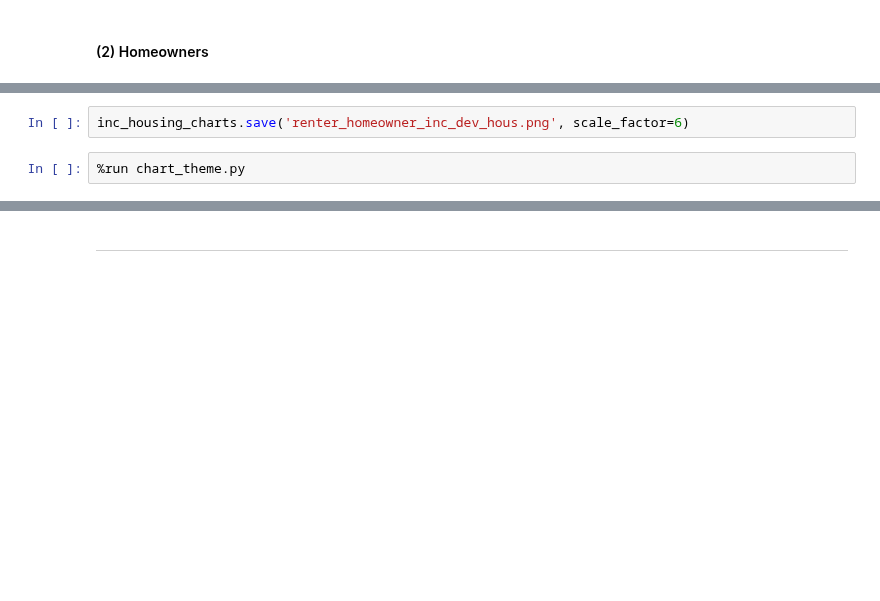
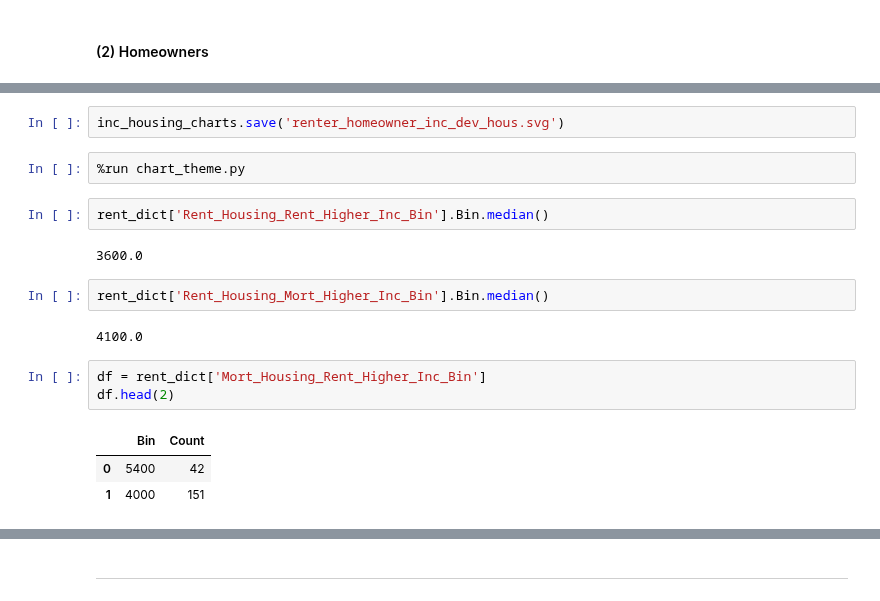
Before and after one commit to hassenmorad/Home-to-Income-Ratio, a Jupyter notebook: Notebooks/Counties_Hous_Higher_Dist_Charts.ipynb, the cells around one changed output, grey strips where cells are left out. Drawn from its saved outputs; the diff is of its cells as text; blank space fills up the shorter version.

```diff
--- a/Notebooks/Counties_Hous_Higher_Dist_Charts.ipynb
+++ b/Notebooks/Counties_Hous_Higher_Dist_Charts.ipynb
@@ -377,6 +249,21 @@ inc_housing_charts
 # %% [output]
 [interactive output not drawn]
 # %%
-inc_housing_charts.save('renter_homeowner_inc_dev_hous.png', scale_factor=6)
+inc_housing_charts.save('renter_homeowner_inc_dev_hous.svg')
 # %%
 %run chart_theme.py
+# %%
+rent_dict['Rent_Housing_Rent_Higher_Inc_Bin'].Bin.median()
+# %% [output]
+3600.0
+# %%
+rent_dict['Rent_Housing_Mort_Higher_Inc_Bin'].Bin.median()
+# %% [output]
+4100.0
+# %%
+df = rent_dict['Mort_Housing_Rent_Higher_Inc_Bin']
+df.head(2)
+# %% [output]
+|  | Bin | Count |
+| 0 | 5400 | 42 |
+| 1 | 4000 | 151 |
```
Also changed, not shown: parts of 42 cells of this notebook.
